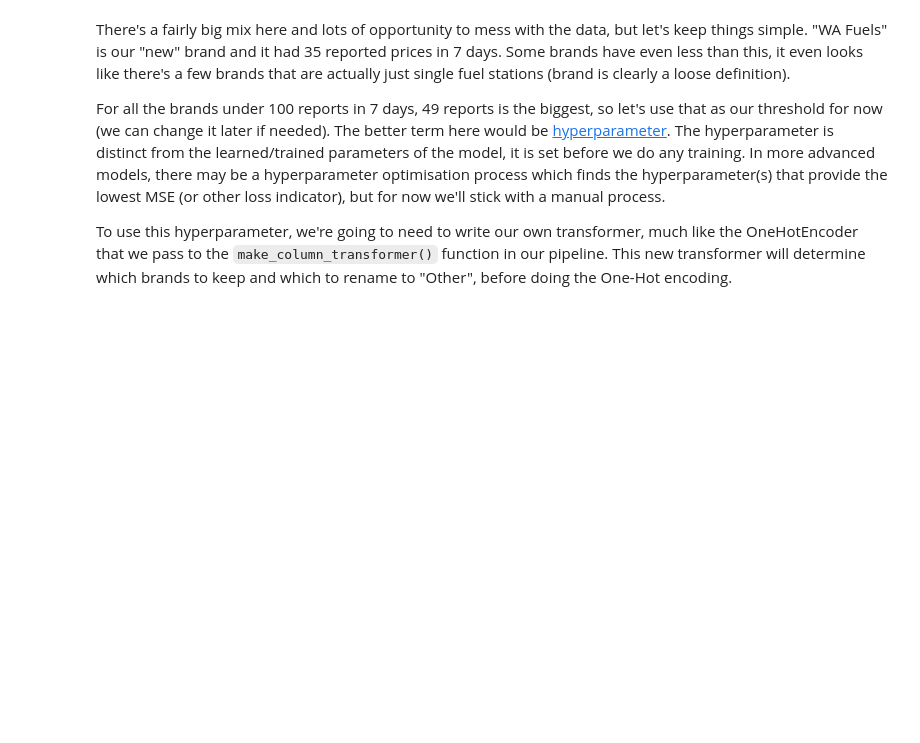
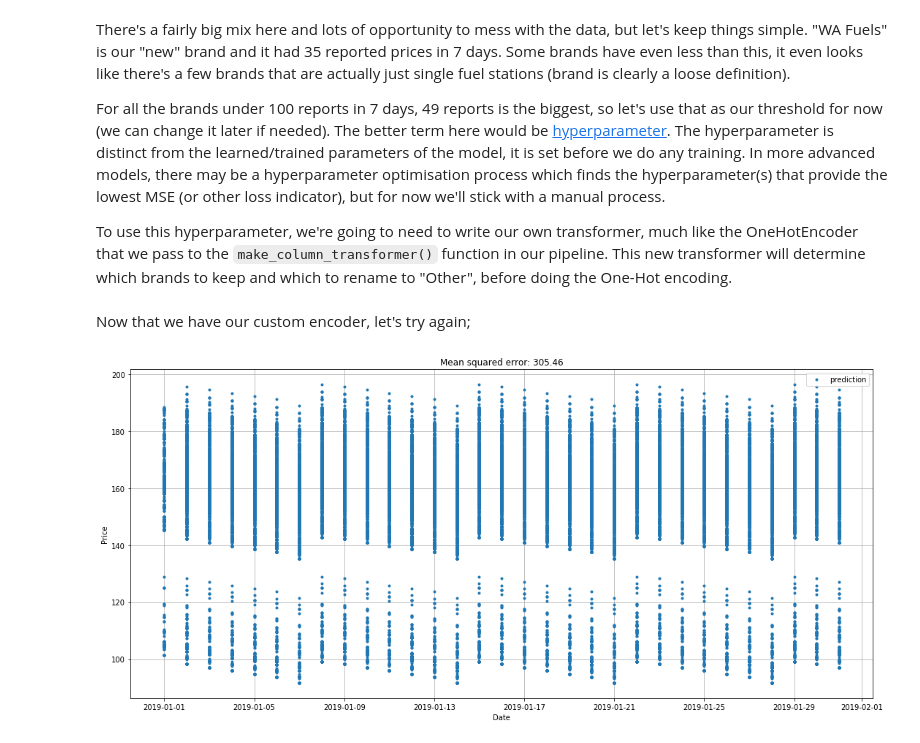
Before and after one commit to FizzBuzz791/MachineLearningForDummies, a Jupyter notebook: Machine Learning for Dummies.ipynb, the cells around one changed output. Drawn from its saved outputs; the diff is of its cells as text; code cells hidden in the pictures; blank space fills up the shorter version.

```diff
--- a/Machine Learning for Dummies.ipynb
+++ b/Machine Learning for Dummies.ipynb
@@ -323,0 +361,29 @@ class GroupedOneHotEncoder(BaseEstimator, TransformerMixin):
+# %% [markdown]
+Now that we have our custom encoder, let's try again;
+# %%
+data = pd.DataFrame(df[["PRODUCT_PRICE", "weekday", "PRODUCT_DESCRIPTION", "REGION_DESCRIPTION", "BRAND_DESCRIPTION"]])
+data.columns = ["price", "weekday", "type", "region", "brand"]
+
+# Inputs
+X = data.dropna().drop(["price"], axis=1)
+# Outputs
+y = data.dropna().price.to_frame()
+
+# reserve 25% of data for testing
+X_train, X_test, y_train, y_test = timeseries_train_test_split(X, y, test_size=0.25)
+
+# Define pipeline
+pipeline = make_pipeline(
+    make_column_transformer(
+        (OneHotEncoder(categories="auto"), ["weekday", "type", "region"]),
+        (BrandOneHotEncoder(threshold=50), ["brand"])
+    ),
+    LinearRegression())
+
+# Train model
+pipeline.fit(X_train, y_train)
+
+# Plot prediction
+plotModelResults(pipeline, X_test, y_test, True)
+# %% [output]
+[figure, added]
```
Also changed, not shown: parts of 7 cells of this notebook.
